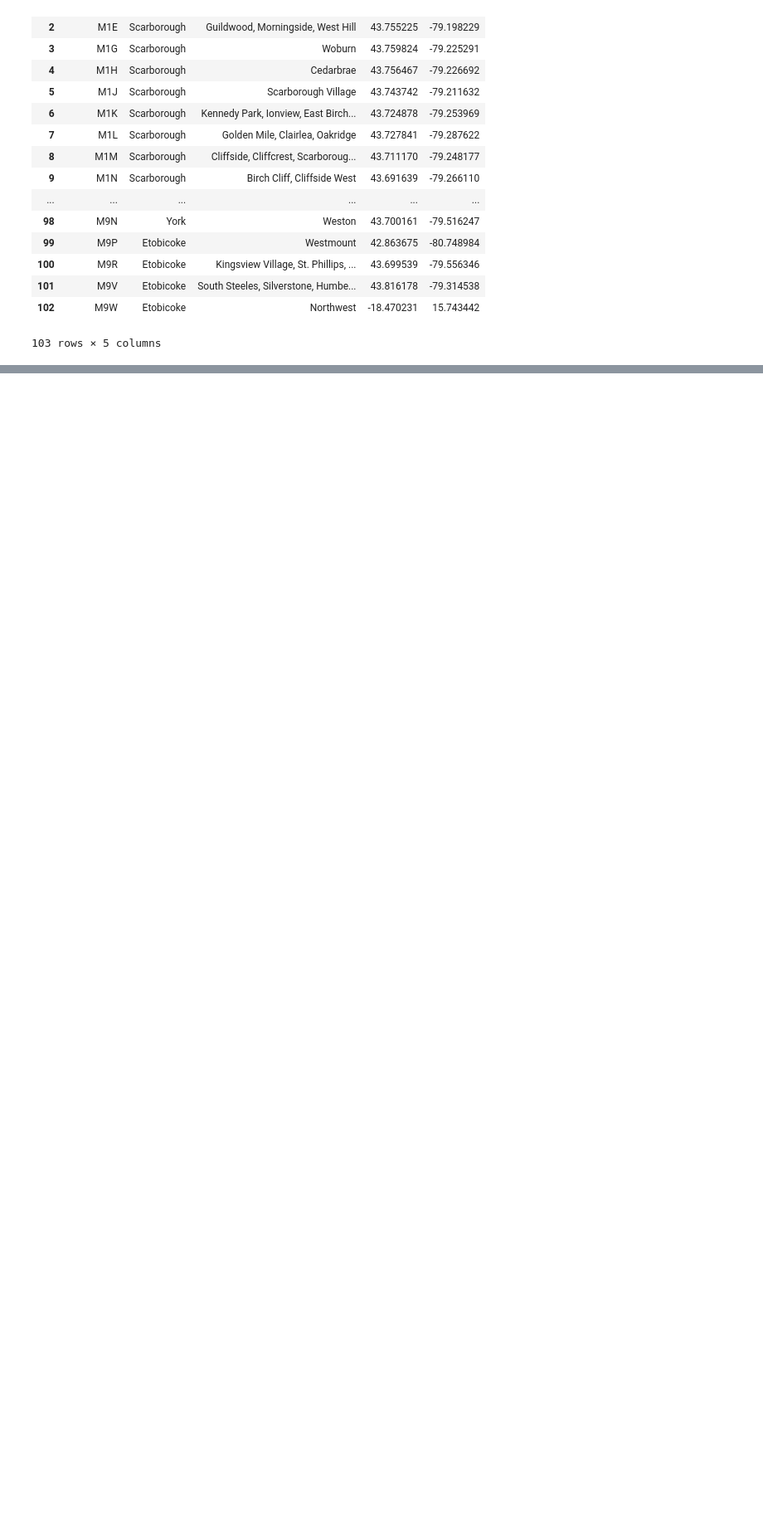
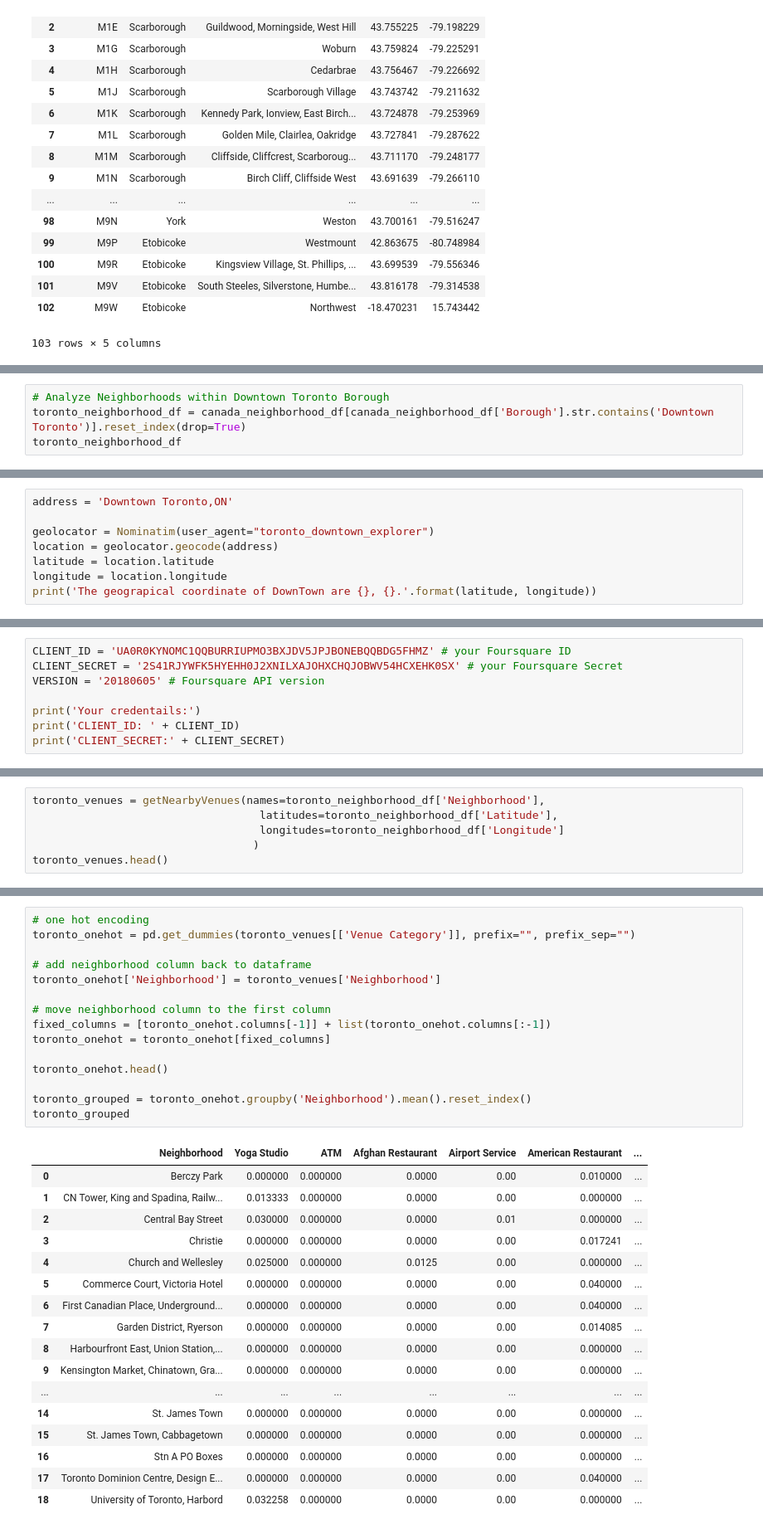
Before and after one commit to nkkoratp/capstone_data_science_project, a Jupyter notebook: capstone_project_neighborhood_clusters.ipynb, the cells around one changed output, grey strips where cells are left out. Shown at 83% size. Cells and saved outputs as stored; diff of their text form; blank space fills up the shorter version.

Commit message:
Downtown Toronto Neighborhood Visualization, Clustering, Segmentation

```diff
--- a/capstone_project_neighborhood_clusters.ipynb
+++ b/capstone_project_neighborhood_clusters.ipynb
@@ -186,0 +186,4 @@ canada_neighborhood_df
+# %%
+# Analyze Neighborhoods within Downtown Toronto Borough
+toronto_neighborhood_df = canada_neighborhood_df[canada_neighborhood_df['Borough'].str.contains('Downtown Toronto')].reset_index(drop=True)
+toronto_neighborhood_df
@@ -186,0 +210,8 @@ canada_neighborhood_df
+# %%
+address = 'Downtown Toronto,ON'
+
+geolocator = Nominatim(user_agent="toronto_downtown_explorer")
+location = geolocator.geocode(address)
+latitude = location.latitude
+longitude = location.longitude
+print('The geograpical coordinate of DownTown are {}, {}.'.format(latitude, longitude))
@@ -186,0 +242,8 @@ canada_neighborhood_df
+# %%
+CLIENT_ID = 'UA0R0KYNOMC1QQBURRIUPMO3BXJDV5JPJBONEBQQBDG5FHMZ' # your Foursquare ID
+CLIENT_SECRET = '2S41RJYWFK5HYEHH0J2XNILXAJOHXCHQJOBWV54HCXEHK0SX' # your Foursquare Secret
+VERSION = '20180605' # Foursquare API version
+
+print('Your credentails:')
+print('CLIENT_ID: ' + CLIENT_ID)
+print('CLIENT_SECRET:' + CLIENT_SECRET)
@@ -186,0 +296,6 @@ canada_neighborhood_df
+# %%
+toronto_venues = getNearbyVenues(names=toronto_neighborhood_df['Neighborhood'],
+                                   latitudes=toronto_neighborhood_df['Latitude'],
+                                   longitudes=toronto_neighborhood_df['Longitude']
+                                  )
+toronto_venues.head()
@@ -186,0 +315,33 @@ canada_neighborhood_df
+# %%
+# one hot encoding
+toronto_onehot = pd.get_dummies(toronto_venues[['Venue Category']], prefix="", prefix_sep="")
+
+# add neighborhood column back to dataframe
+toronto_onehot['Neighborhood'] = toronto_venues['Neighborhood']
+
+# move neighborhood column to the first column
+fixed_columns = [toronto_onehot.columns[-1]] + list(toronto_onehot.columns[:-1])
+toronto_onehot = toronto_onehot[fixed_columns]
+
+toronto_onehot.head()
+
+toronto_grouped = toronto_onehot.groupby('Neighborhood').mean().reset_index()
+toronto_grouped
+# %% [output]
+|  | Neighborhood | Yoga Studio | ATM | Afghan Restaurant | Airport Service | American Restaurant | ... |
+| 0 | Berczy Park | 0.000000 | 0.000000 | 0.0000 | 0.00 | 0.010000 | ... |
+| 1 | CN Tower, King and Spadina, Railw... | 0.013333 | 0.000000 | 0.0000 | 0.00 | 0.000000 | ... |
+| 2 | Central Bay Street | 0.030000 | 0.000000 | 0.0000 | 0.01 | 0.000000 | ... |
+| 3 | Christie | 0.000000 | 0.000000 | 0.0000 | 0.00 | 0.017241 | ... |
+| 4 | Church and Wellesley | 0.025000 | 0.000000 | 0.0125 | 0.00 | 0.000000 | ... |
+| 5 | Commerce Court, Victoria Hotel | 0.000000 | 0.000000 | 0.0000 | 0.00 | 0.040000 | ... |
+| 6 | First Canadian Place, Underground... | 0.000000 | 0.000000 | 0.0000 | 0.00 | 0.040000 | ... |
+| 7 | Garden District, Ryerson | 0.000000 | 0.000000 | 0.0000 | 0.00 | 0.014085 | ... |
+| 8 | Harbourfront East, Union Station,... | 0.000000 | 0.000000 | 0.0000 | 0.00 | 0.000000 | ... |
+| 9 | Kensington Market, Chinatown, Gra... | 0.000000 | 0.000000 | 0.0000 | 0.00 | 0.000000 | ... |
+| ... | ... | ... | ... | ... | ... | ... | ... |
+| 14 | St. James Town | 0.000000 | 0.000000 | 0.0000 | 0.00 | 0.000000 | ... |
+| 15 | St. James Town, Cabbagetown | 0.000000 | 0.000000 | 0.0000 | 0.00 | 0.000000 | ... |
+| 16 | Stn A PO Boxes | 0.000000 | 0.000000 | 0.0000 | 0.00 | 0.000000 | ... |
+| 17 | Toronto Dominion Centre, Design E... | 0.000000 | 0.000000 | 0.0000 | 0.00 | 0.040000 | ... |
+| 18 | University of Toronto, Harbord | 0.032258 | 0.000000 | 0.0000 | 0.00 | 0.000000 | ... |
```
Also changed, not shown: parts of 31 cells of this notebook.
